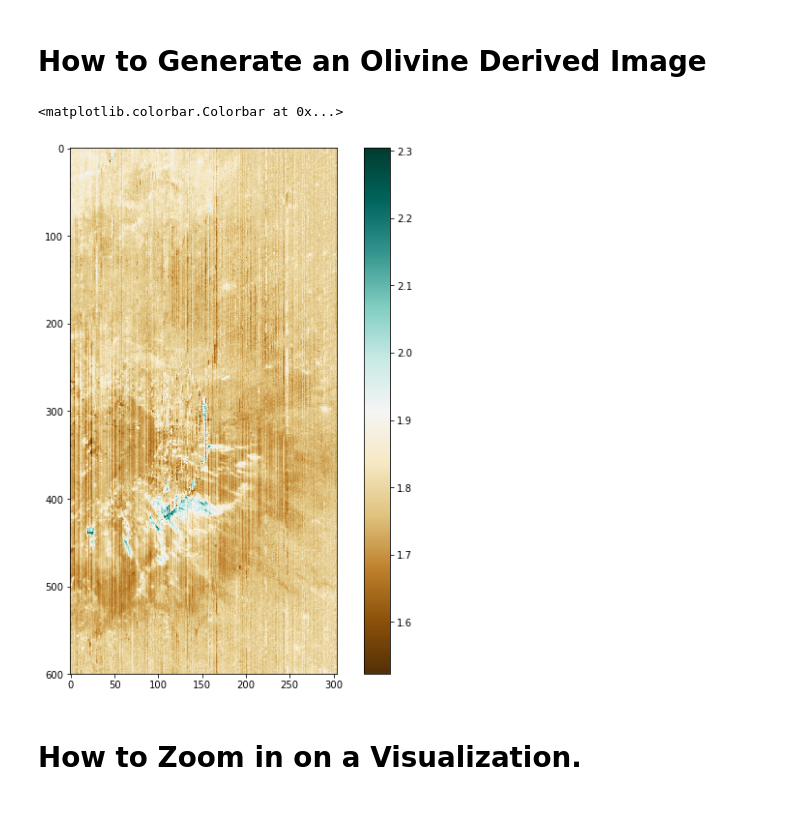
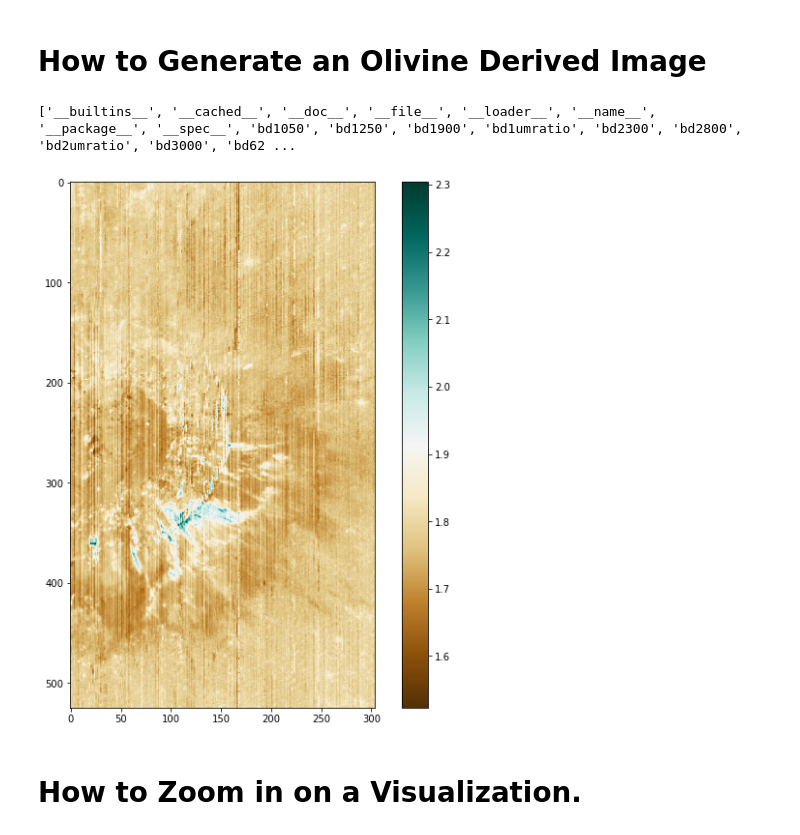
Before and after one commit to jlaura/PyHAT, a Jupyter notebook: notebooks/pyhat_m3_examples_img.ipynb, the cells around one changed output. Saved outputs shown, nothing was run; the diff lists cells and outputs as text; code cells hidden in the pictures.

```diff
--- a/notebooks/pyhat_m3_examples_img.ipynb
+++ b/notebooks/pyhat_m3_examples_img.ipynb
@@ -19,7 +19,7 @@ Populating the interactive namespace from numpy and matplotlib
 # First, get the path of the file that contains the image you want to view.
 # In this example, the program will search for and use the file "M3G20090209T054031_V01_RFL.IMG"
 # using the "get_path" function.
-filepath = get_path('M3G20090209T054031_V01_RFL.IMG')
+filepath = '/home/tgiroux/Desktop/m3_img/M3_4031seg_L2_aristcratersm.img'
 
 # Next, use the M3 constructor found in the plio module to open the image
 # by feeding it the filepath.
@@ -116,27 +116,40 @@ colorbar()
 # %%
 # Set the dimensions of the output picture. (figure)
 figure(1, figsize=(10, 10))
+
+# All of the functions similar to olindex can be found in the pipe module.
+# A quick link to pipe.py can be found here:
+# https://github.com/USGS-Astrogeology/PyHAT/blob/dev/libpyhat/derived/m3/pipe.py
+# To be specific, "def olindex(data, **kwargs)" is the function signature for the olindex function
+# used below.
+
+# Alternatively, you can quickly list all of the functions (and fields) of the pipe Class
+# by using this print statement:
+print(dir(pipe))
 
 # Run the olivine index method and store the result in a variable.
 olivine_index_result = pipe.olindex(m3_image)
 
 # Since this processes the entire image, some constraints can be applied.
-y_clip_min = 12500
-y_clip_max = 13100
+y_clip_min = None
+y_clip_max = None
 
 x_clip_min = None
 x_clip_max = None
+
+dir(pipe)
 
 # Next, run the function to display the band.
 
 # Note: using a lower alpha percentage allows the output to be used as an overlay.
 imshow(olivine_index_result[ y_clip_min : y_clip_max, x_clip_min : x_clip_max ], cmap='BrBG', alpha = 1)
 
 # Finally, display the associated color key (colorbar) alongside the band.
 colorbar()
+show()
 # %% [output]
-<matplotlib.colorbar.Colorbar at 0x...>
+['__builtins__', '__cached__', '__doc__', '__file__', '__loader__', '__name__', '__package__', '__spec__', 'bd1050', 'bd1250', 'bd1900', 'bd1umratio', 'bd2300', 'bd2800', 'bd2umratio', 'bd3000', 'bd62 ...
-[figure, old version]
+[figure, new version]
 # %% [markdown]
 # How to Zoom in on a Visualization.
 # %%
```
Also changed, not shown: parts of 19 cells of this notebook, 6 other files.
